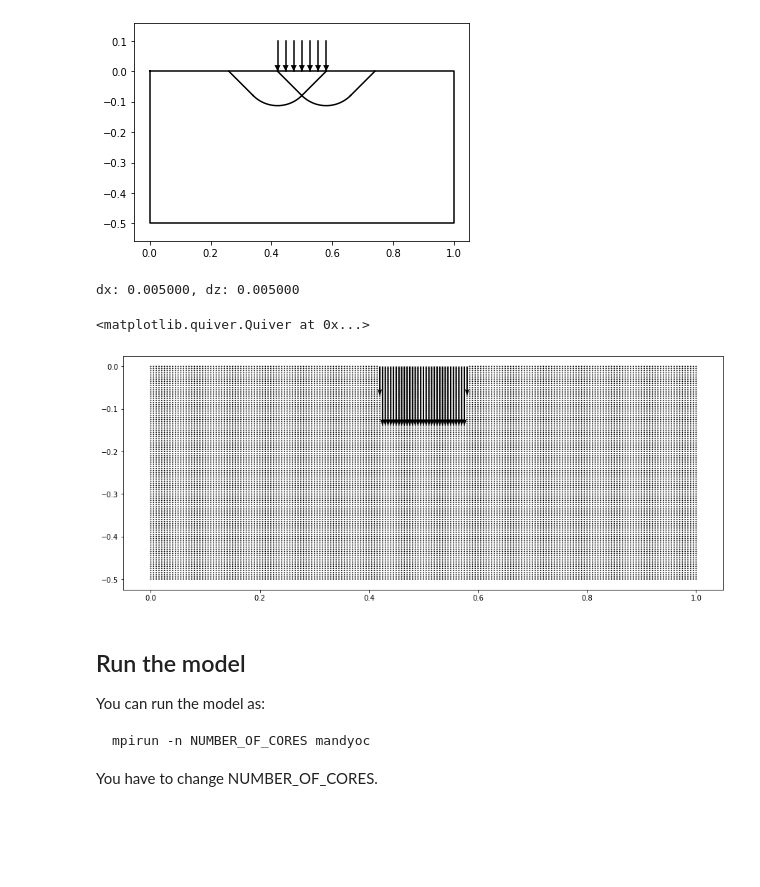
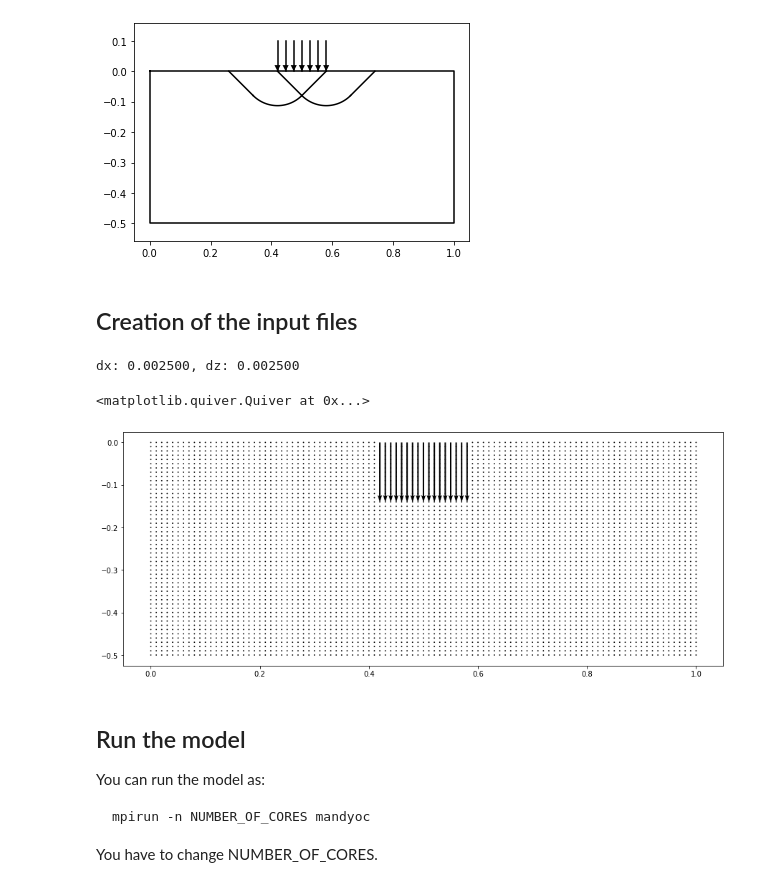
Before and after one commit to ggciag/mandyoc, a Jupyter notebook: examples/punch/create_input_files_punch.ipynb, the cells around one changed output. Saved outputs shown, nothing was run; the diff lists cells and outputs as text; code cells hidden in the pictures; blank space fills up the shorter version.

Commit message:
script to create the input files for the punch scenario

```diff
--- a/examples/punch/create_input_files_punch.ipynb
+++ b/examples/punch/create_input_files_punch.ipynb
@@ -40,9 +42,11 @@ plt.axis("equal")
 # %% [output]
 (-0.05, 1.05, -0.53, 0.13)
 [figure]
+# %% [markdown]
+## Creation of the input files
 # %%
-Nx = 201 #nodes in x
-Nz = 101 #nodes in z
+Nx = 401 #nodes in x
+Nz = 201 #nodes in z
 
 Lx = 1.0 #Horizontal size of the domain
 Lz = 0.5 #Vertical size of the domain
@@ -61,37 +65,37 @@ dz = Lz/(Nz-1)
 print("dx: %f, dz: %f"%(dx,dz))
 
 #Velocity field (components vx and vz)
 vz = x*0
 vx = x*0
 delta_x = 0.08
 
 #punch at the surface
 cond = (z==0.0) & (x>=Lx/2-delta_x) & (x<=Lx/2+delta_x)
 vz[cond] = -1.0
 
 cond = (z==0.0) & ((x==Lx/2-delta_x) | (x==Lx/2+delta_x))
-vz[cond] = -0.5
+vz[cond] = -1.0
 
 #construction of the velocity field
 VX = np.reshape(vx,np.size(vx))
 VZ = np.reshape(vz,np.size(vz))
 
 v = np.zeros((2,Nx*Nz))
 
 v[0,:]=VX
 v[1,:]=VZ
 
 v = np.reshape(v.T,(np.size(v)))
 
 
 np.savetxt("input_velocity_0.txt",v,header="v1\nv2\nv3\nv4",fmt="%.4f")
 
 plt.figure(figsize=(15,6))
-plt.quiver(x,-z,vx,vz,scale=10)
+plt.quiver(x[::4,::4],-z[::4,::4],vx[::4,::4],vz[::4,::4],scale=10)
 # %% [output]
-dx: 0.005000, dz: 0.005000
+dx: 0.002500, dz: 0.002500
 <matplotlib.quiver.Quiver at 0x...>
-[figure, old version]
+[figure, new version]
 # %%
 
 
```
Also changed, not shown: parts of 9 cells of this notebook.
